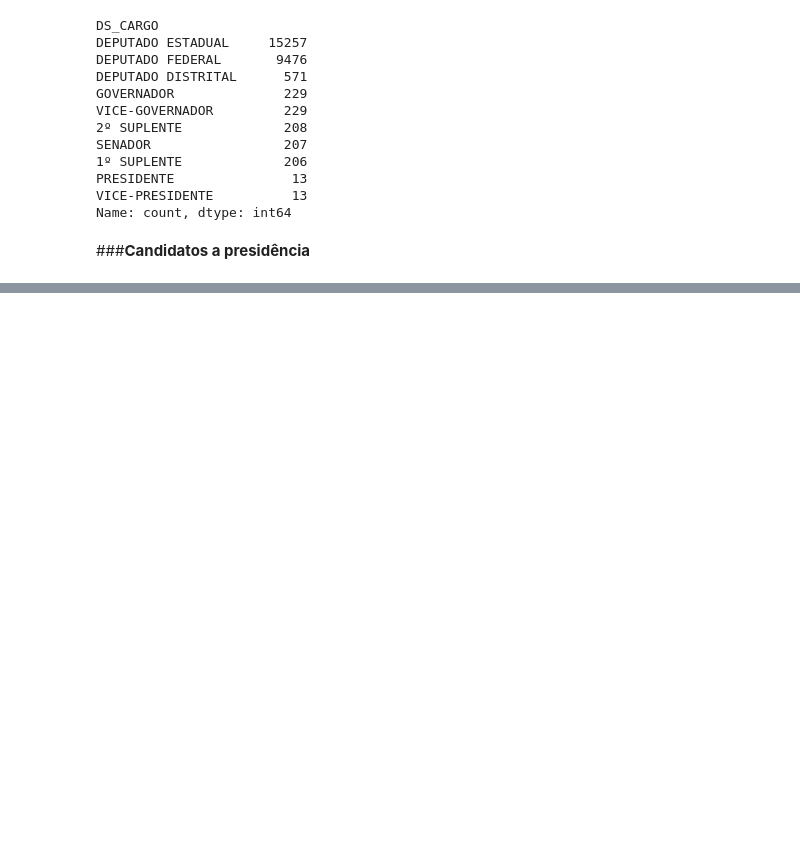
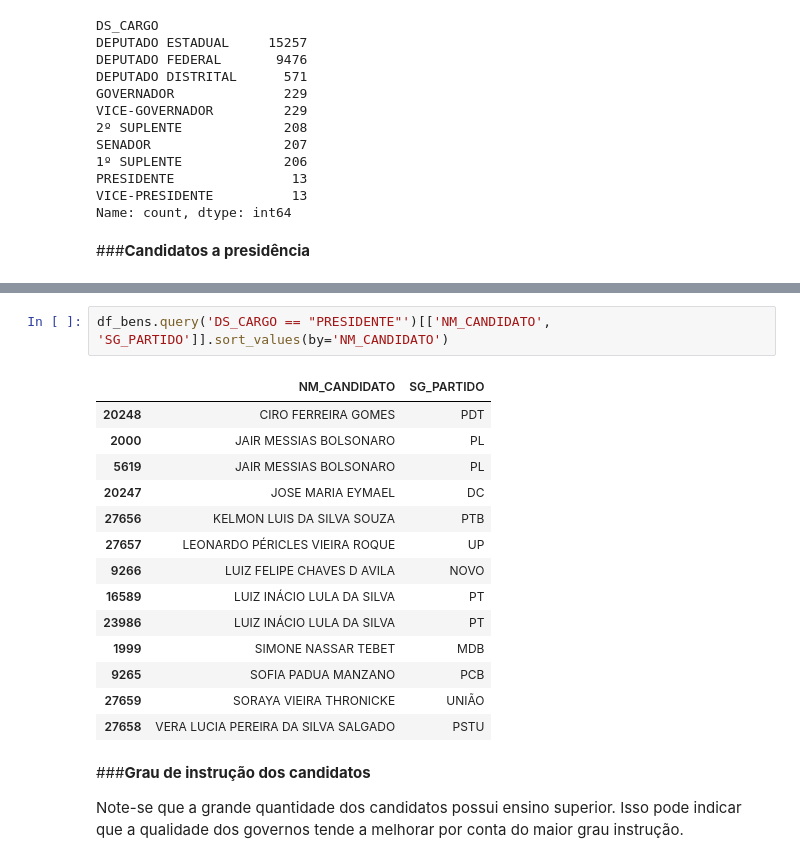
Before and after one commit to leandroclv/analise_manipulacao_dados_pandas_udemy, a Jupyter notebook: df_dados_TSE.ipynb, the cells around one changed output, grey strips where cells are left out. Saved outputs shown, nothing was run; the diff lists cells and outputs as text; blank space fills up the shorter version.

```diff
--- a/df_dados_TSE.ipynb
+++ b/df_dados_TSE.ipynb
@@ -69,0 +93,21 @@ Name: count, dtype: int64
+# %%
+df_bens.query('DS_CARGO == "PRESIDENTE"')[['NM_CANDIDATO', 'SG_PARTIDO']].sort_values(by='NM_CANDIDATO')
+# %% [output]
+|  | NM_CANDIDATO | SG_PARTIDO |
+| 20248 | CIRO FERREIRA GOMES | PDT |
+| 2000 | JAIR MESSIAS BOLSONARO | PL |
+| 5619 | JAIR MESSIAS BOLSONARO | PL |
+| 20247 | JOSE MARIA EYMAEL | DC |
+| 27656 | KELMON LUIS DA SILVA SOUZA | PTB |
+| 27657 | LEONARDO PÉRICLES VIEIRA ROQUE | UP |
+| 9266 | LUIZ FELIPE CHAVES D AVILA | NOVO |
+| 16589 | LUIZ INÁCIO LULA DA SILVA | PT |
+| 23986 | LUIZ INÁCIO LULA DA SILVA | PT |
+| 1999 | SIMONE NASSAR TEBET | MDB |
+| 9265 | SOFIA PADUA MANZANO | PCB |
+| 27659 | SORAYA VIEIRA THRONICKE | UNIÃO |
+| 27658 | VERA LUCIA PEREIRA DA SILVA SALGADO | PSTU |
+# %% [markdown]
+###**Grau de instrução dos candidatos**
+
+Note-se que a grande quantidade dos candidatos possui ensino superior. Isso pode indicar que a qualidade dos governos tende a melhorar por conta do maior grau instrução.
```
Also changed, not shown: parts of 19 cells of this notebook.
